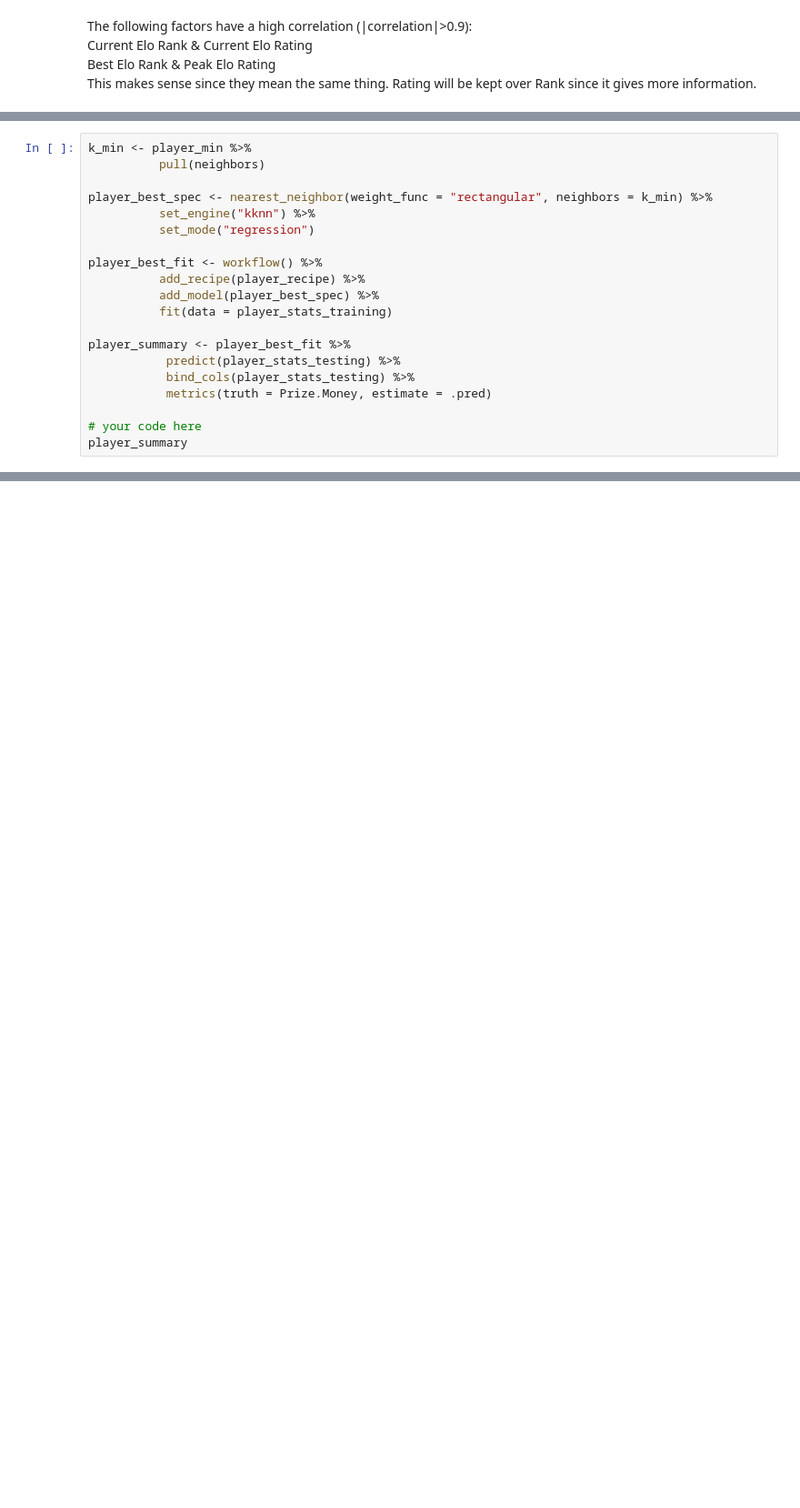
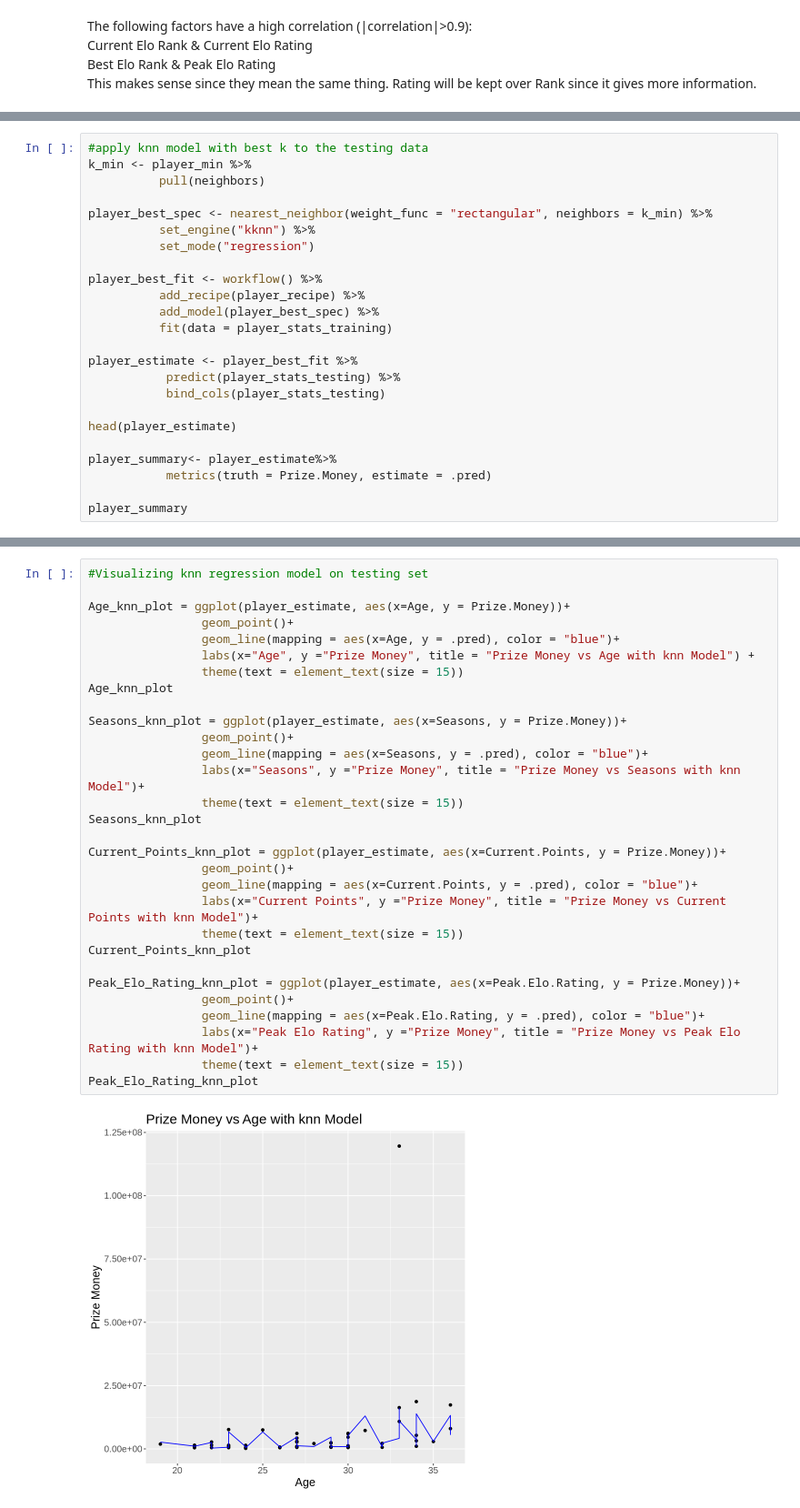
Before and after one commit to alisontucker/DSCI-100-Group-Project, a Jupyter notebook: Main_code.ipynb, the cells around one changed output, grey strips where cells are left out. Shown at 91% size. Cells and saved outputs as stored; diff of their text form; blank space fills up the shorter version.

```diff
--- a/Main_code.ipynb
+++ b/Main_code.ipynb
@@ -224,4 +255,5 @@ player_min
 # %%
+#apply knn model with best k to the testing data
 k_min <- player_min %>%
           pull(neighbors)
 
@@ -234,10 +266,13 @@ player_best_fit <- workflow() %>%
           add_model(player_best_spec) %>%
           fit(data = player_stats_training)
 
-player_summary <- player_best_fit %>%
+player_estimate <- player_best_fit %>%
            predict(player_stats_testing) %>%
-           bind_cols(player_stats_testing) %>%
+           bind_cols(player_stats_testing)
+
+head(player_estimate)
+
+player_summary<- player_estimate%>%
            metrics(truth = Prize.Money, estimate = .pred)
 
-# your code here
 player_summary
@@ -243,0 +295,32 @@ player_summary
+# %%
+#Visualizing knn regression model on testing set
+
+Age_knn_plot = ggplot(player_estimate, aes(x=Age, y = Prize.Money))+
+                geom_point()+
+                geom_line(mapping = aes(x=Age, y = .pred), color = "blue")+
+                labs(x="Age", y ="Prize Money", title = "Prize Money vs Age with knn Model") +
+                theme(text = element_text(size = 15))
+Age_knn_plot
+
+Seasons_knn_plot = ggplot(player_estimate, aes(x=Seasons, y = Prize.Money))+
+                geom_point()+
+                geom_line(mapping = aes(x=Seasons, y = .pred), color = "blue")+
+                labs(x="Seasons", y ="Prize Money", title = "Prize Money vs Seasons with knn Model")+
+                theme(text = element_text(size = 15))
+Seasons_knn_plot
+
+Current_Points_knn_plot = ggplot(player_estimate, aes(x=Current.Points, y = Prize.Money))+
+                geom_point()+
+                geom_line(mapping = aes(x=Current.Points, y = .pred), color = "blue")+
+                labs(x="Current Points", y ="Prize Money", title = "Prize Money vs Current Points with knn Model")+
+                theme(text = element_text(size = 15))
+Current_Points_knn_plot
+
+Peak_Elo_Rating_knn_plot = ggplot(player_estimate, aes(x=Peak.Elo.Rating, y = Prize.Money))+
+                geom_point()+
+                geom_line(mapping = aes(x=Peak.Elo.Rating, y = .pred), color = "blue")+
+                labs(x="Peak Elo Rating", y ="Prize Money", title = "Prize Money vs Peak Elo Rating with knn Model")+
+                theme(text = element_text(size = 15))
+Peak_Elo_Rating_knn_plot
+# %% [output]
+[figure, added]
```
Also changed, not shown: parts of 11 cells of this notebook.
